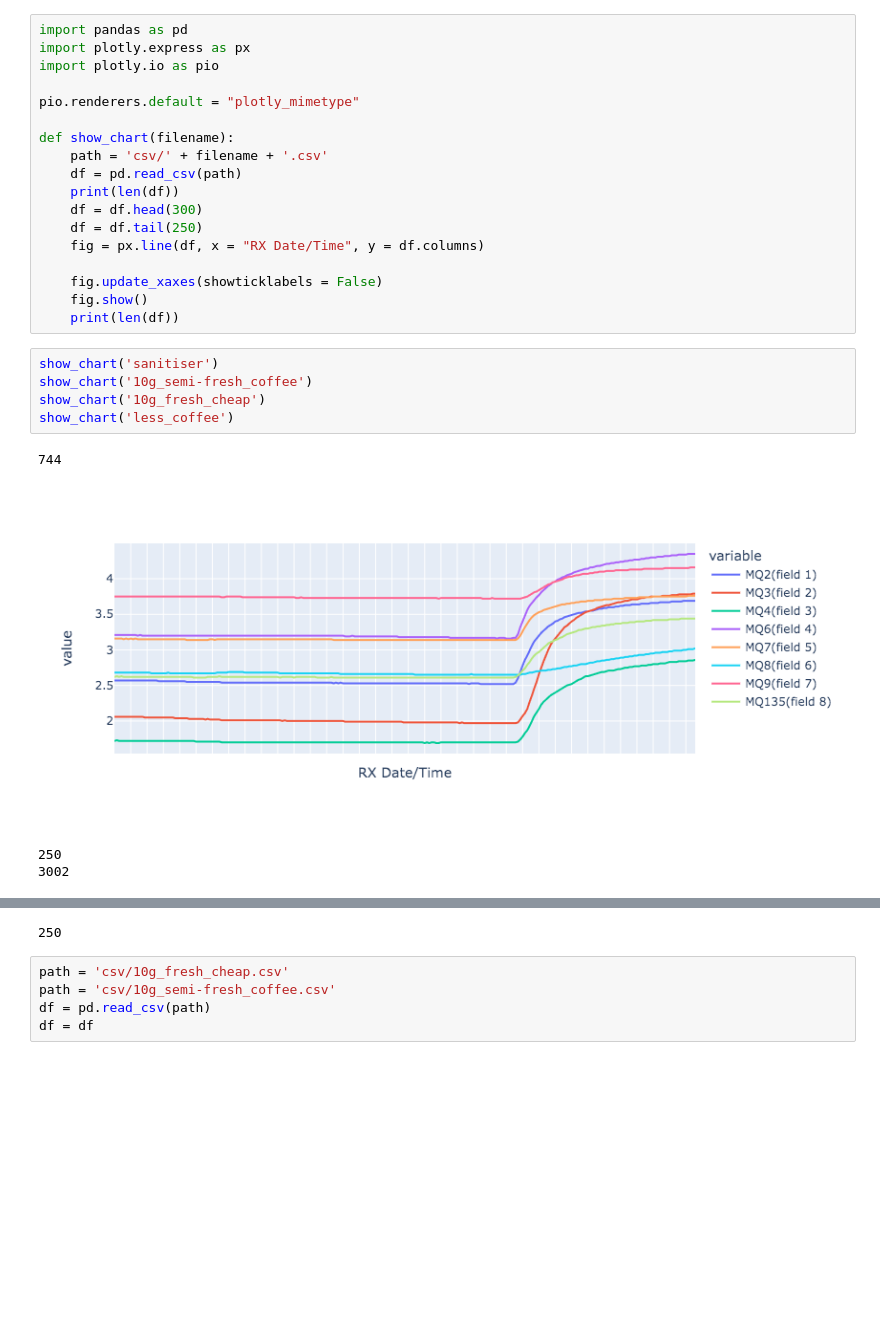
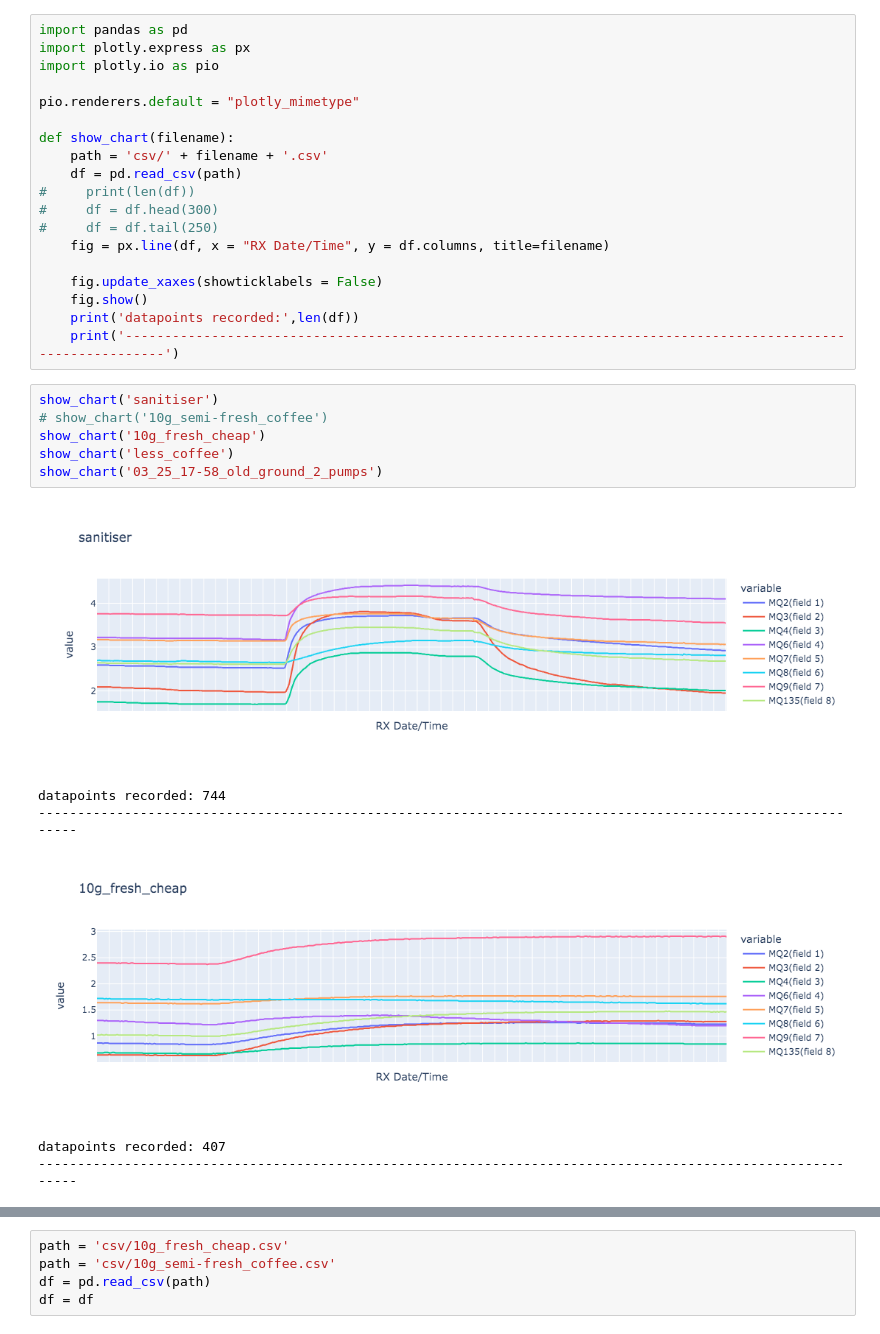
Before and after one commit to e-nose/arduinose, a Jupyter notebook: show_charts.ipynb, the cells around one changed output, grey strips where cells are left out. Drawn from its saved outputs; the diff is of its cells as text; blank space fills up the shorter version.

```diff
--- a/show_charts.ipynb
+++ b/show_charts.ipynb
@@ -8,21 +8,25 @@ pio.renderers.default = "plotly_mimetype"
 def show_chart(filename):
     path = 'csv/' + filename + '.csv'
     df = pd.read_csv(path)
-    print(len(df))
-    df = df.head(300)
-    df = df.tail(250)
-    fig = px.line(df, x = "RX Date/Time", y = df.columns)
+#     print(len(df))
+#     df = df.head(300)
+#     df = df.tail(250)
+    fig = px.line(df, x = "RX Date/Time", y = df.columns, title=filename)
 
     fig.update_xaxes(showticklabels = False)
     fig.show()
-    print(len(df))
+    print('datapoints recorded:',len(df))
+    print('------------------------------------------------------------------------------------------------------------')
 # %%
 show_chart('sanitiser')
-show_chart('10g_semi-fresh_coffee')
+# show_chart('10g_semi-fresh_coffee')
 show_chart('10g_fresh_cheap')
 show_chart('less_coffee')
+show_chart('03_25_17-58_old_ground_2_pumps')
 # %% [output]
+[figure, new version]
-744
+datapoints recorded: 744
+------------------------------------------------------------------------------------------------------------
-[figure, old version]
+[figure, new version]
-250
-3002
+datapoints recorded: 407
+------------------------------------------------------------------------------------------------------------
@@ -36,4 +39,3 @@ show_chart('less_coffee')
-250
 # %%
 path = 'csv/10g_fresh_cheap.csv'
 path = 'csv/10g_semi-fresh_coffee.csv'
```
Also changed, not shown: parts of 1 cell of this notebook, 2 other files.
